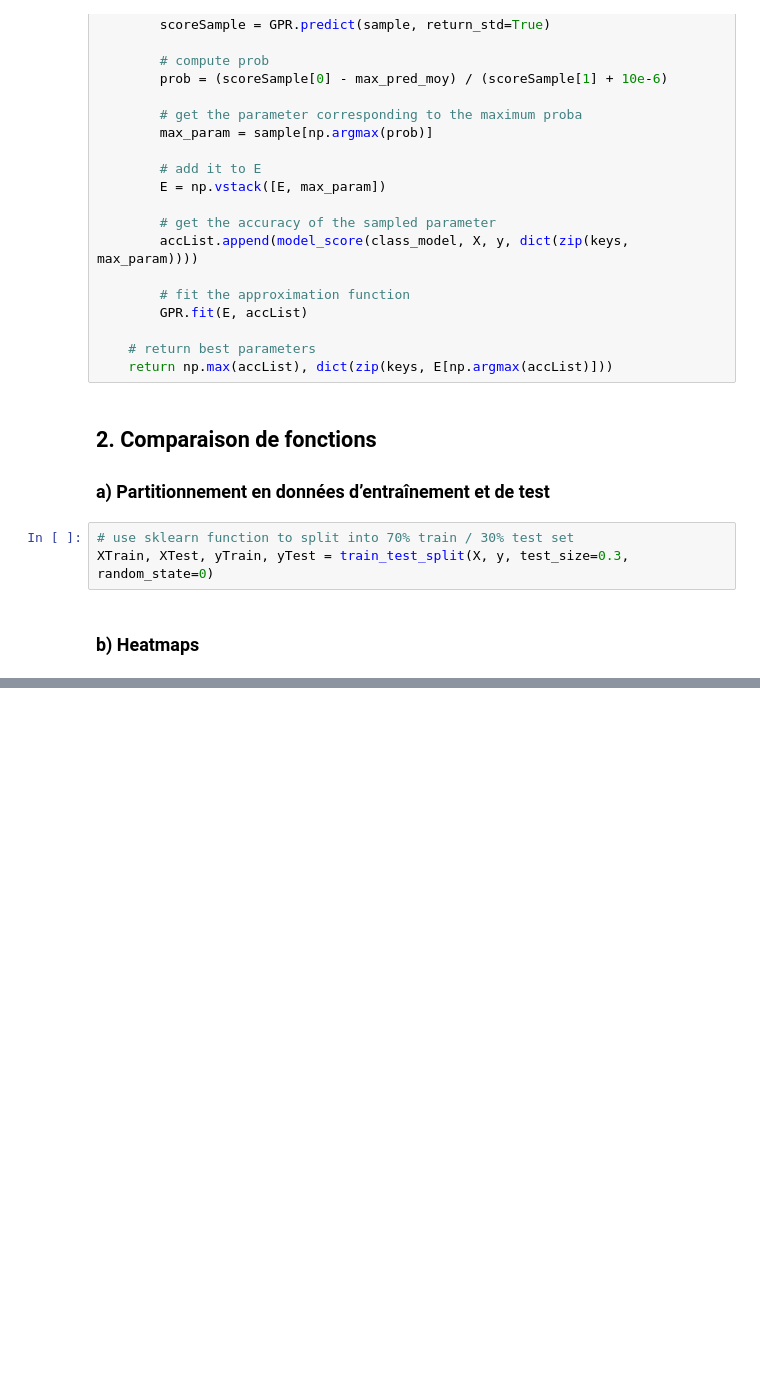
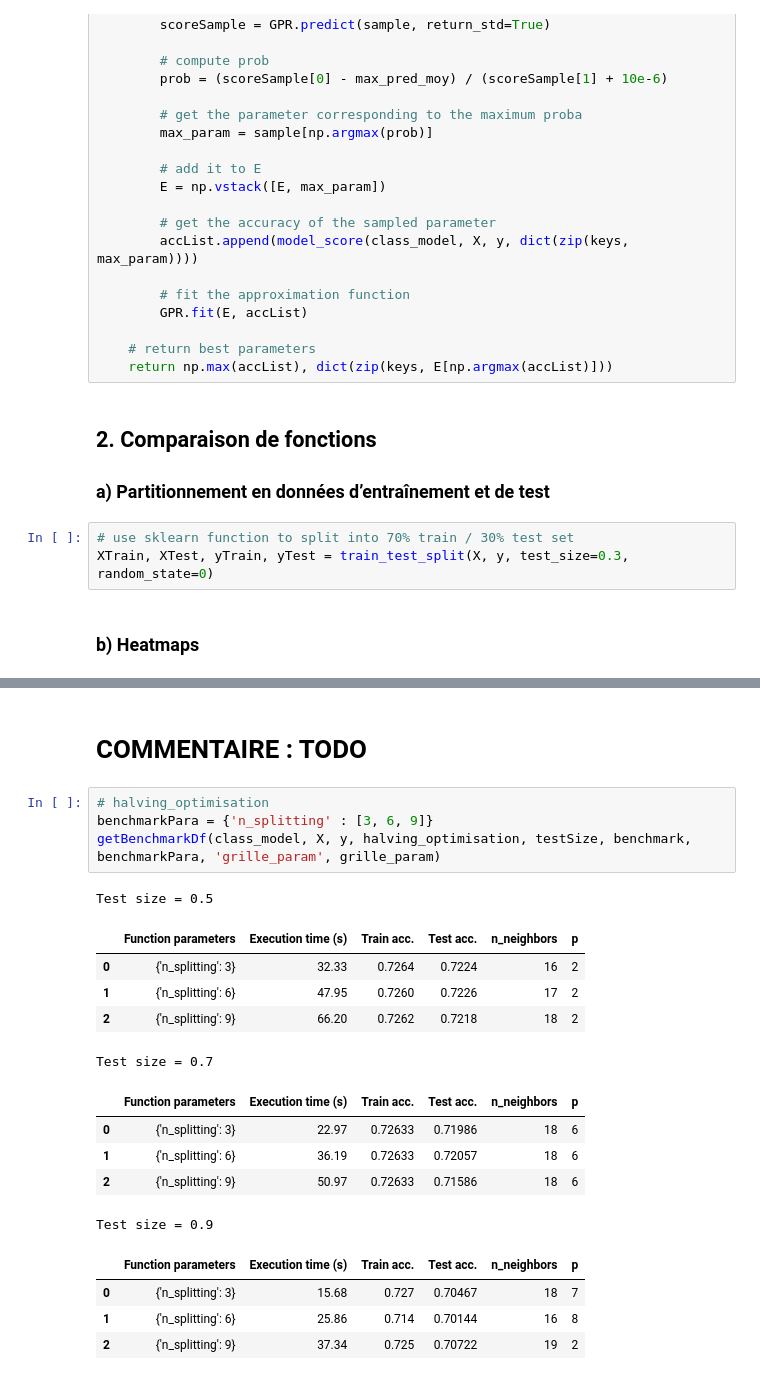
Before and after one commit to T-amairi/IFT870, a Jupyter notebook: TP3/tp3.ipynb, the cells around one changed output, grey strips where cells are left out. Cells and saved outputs as stored; diff of their text form; blank space fills up the shorter version.

```diff
--- a/TP3/tp3.ipynb
+++ b/TP3/tp3.ipynb
@@ -450,0 +521,22 @@ def getBenchmarkPlot(class_model, X, y, f, testSize, fBenchmark, fBenchmark_para
+# %% [markdown]
+# COMMENTAIRE : TODO
+# %%
+# halving_optimisation
+benchmarkPara = {'n_splitting' : [3, 6, 9]}
+getBenchmarkDf(class_model, X, y, halving_optimisation, testSize, benchmark, benchmarkPara, 'grille_param', grille_param)
+# %% [output]
+Test size = 0.5
+|  | Function parameters | Execution time (s) | Train acc. | Test acc. | n_neighbors | p |
+| 0 | {'n_splitting': 3} | 32.33 | 0.7264 | 0.7224 | 16 | 2 |
+| 1 | {'n_splitting': 6} | 47.95 | 0.7260 | 0.7226 | 17 | 2 |
+| 2 | {'n_splitting': 9} | 66.20 | 0.7262 | 0.7218 | 18 | 2 |
+Test size = 0.7
+|  | Function parameters | Execution time (s) | Train acc. | Test acc. | n_neighbors | p |
+| 0 | {'n_splitting': 3} | 22.97 | 0.72633 | 0.71986 | 18 | 6 |
+| 1 | {'n_splitting': 6} | 36.19 | 0.72633 | 0.72057 | 18 | 6 |
+| 2 | {'n_splitting': 9} | 50.97 | 0.72633 | 0.71586 | 18 | 6 |
+Test size = 0.9
+|  | Function parameters | Execution time (s) | Train acc. | Test acc. | n_neighbors | p |
+| 0 | {'n_splitting': 3} | 15.68 | 0.727 | 0.70467 | 18 | 7 |
+| 1 | {'n_splitting': 6} | 25.86 | 0.714 | 0.70144 | 16 | 8 |
+| 2 | {'n_splitting': 9} | 37.34 | 0.725 | 0.70722 | 19 | 2 |
```
Also changed, not shown: parts of 27 cells of this notebook.
